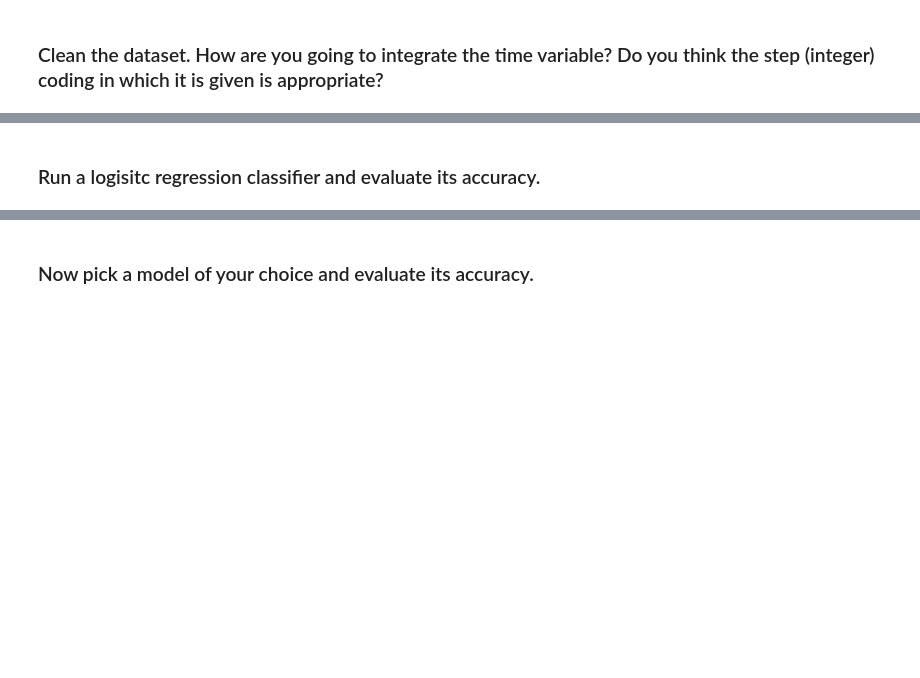
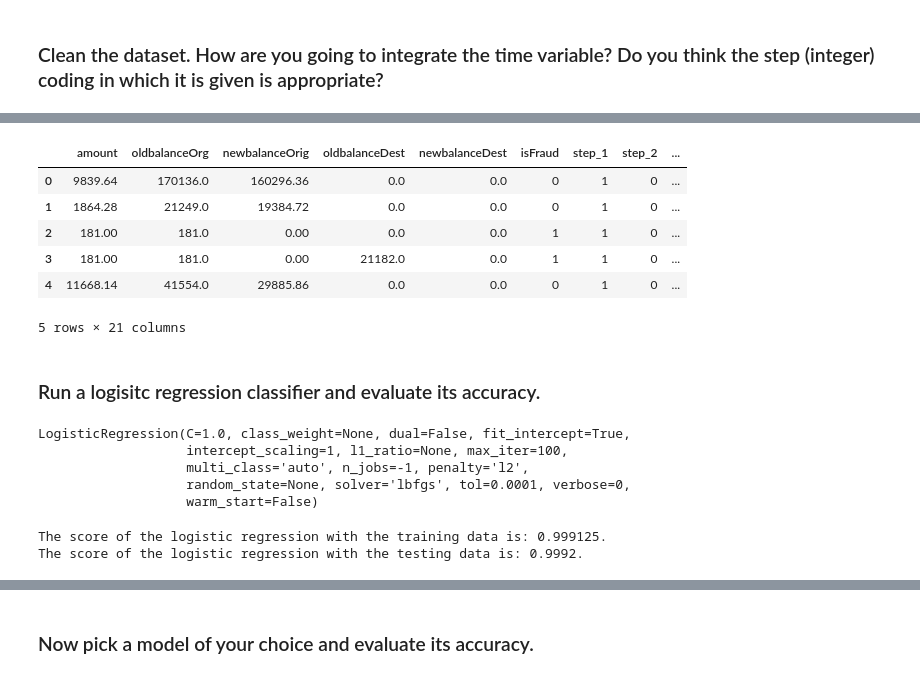
Before and after one commit to ta-data-lis/lab-imbalance, a Jupyter notebook: your-code/lab_imbalance.ipynb, the cells around one changed output, grey strips where cells are left out. Cells and saved outputs as stored; diff of their text form; code cells hidden in the pictures; blank space fills up the shorter version.

Commit message:
[lab-imbalanced] - Gonçalo Pinto
Data errors...

```diff
--- a/your-code/lab_imbalance.ipynb
+++ b/your-code/lab_imbalance.ipynb
@@ -21,0 +116,5 @@ Like we disussed in class, when we have noisy data, if we are not careful, we ca
+# %%
+# Your code here
+
+cleaned_fraud_detection=fraud_detection.drop(labels=['nameOrig','nameDest', 'isFlaggedFraud'], axis=1)
+cleaned_fraud_detection.head(5)
@@ -22,2 +128,13 @@ Like we disussed in class, when we have noisy data, if we are not careful, we ca
+# %%
+cleaned_fraud_detection=pd.get_dummies(cleaned_fraud_detection, columns=['step','type'])
+cleaned_fraud_detection.head(5)
+# %% [output]
+|  | amount | oldbalanceOrg | newbalanceOrig | oldbalanceDest | newbalanceDest | isFraud | step_1 | step_2 | ... |
+| 0 | 9839.64 | 170136.0 | 160296.36 | 0.0 | 0.0 | 0 | 1 | 0 | ... |
+| 1 | 1864.28 | 21249.0 | 19384.72 | 0.0 | 0.0 | 0 | 1 | 0 | ... |
+| 2 | 181.00 | 181.0 | 0.00 | 0.0 | 0.0 | 1 | 1 | 0 | ... |
+| 3 | 181.00 | 181.0 | 0.00 | 21182.0 | 0.0 | 1 | 1 | 0 | ... |
+| 4 | 11668.14 | 41554.0 | 29885.86 | 0.0 | 0.0 | 0 | 1 | 0 | ... |
+5 rows × 21 columns
 # %% [markdown]
 ### Run a logisitc regression classifier and evaluate its accuracy.
@@ -25,0 +150,23 @@ Like we disussed in class, when we have noisy data, if we are not careful, we ca
+# %%
+logistic_model=LogisticRegression(n_jobs=-1)
+
+logistic_model=logistic_model.fit(X_train, y_train)
+logistic_model
+# %% [output]
+LogisticRegression(C=1.0, class_weight=None, dual=False, fit_intercept=True,
+                   intercept_scaling=1, l1_ratio=None, max_iter=100,
+                   multi_class='auto', n_jobs=-1, penalty='l2',
+                   random_state=None, solver='lbfgs', tol=0.0001, verbose=0,
+                   warm_start=False)
+# %%
+logistic_model_score_train=logistic_model.score(X_train,y_train)
+print(f"The score of the logistic regression with the training data is: {logistic_model_score_train}.")
+
+logistic_model=logistic_model.fit(X_test, y_test)
+
+
+logistic_model_score_test=logistic_model.score(X_test,y_test)
+print(f"The score of the logistic regression with the testing data is: {logistic_model_score_test}.")
+# %% [output]
+The score of the logistic regression with the training data is: 0.999125.
+The score of the logistic regression with the testing data is: 0.9992.
```
Also changed, not shown: parts of 21 cells of this notebook.
